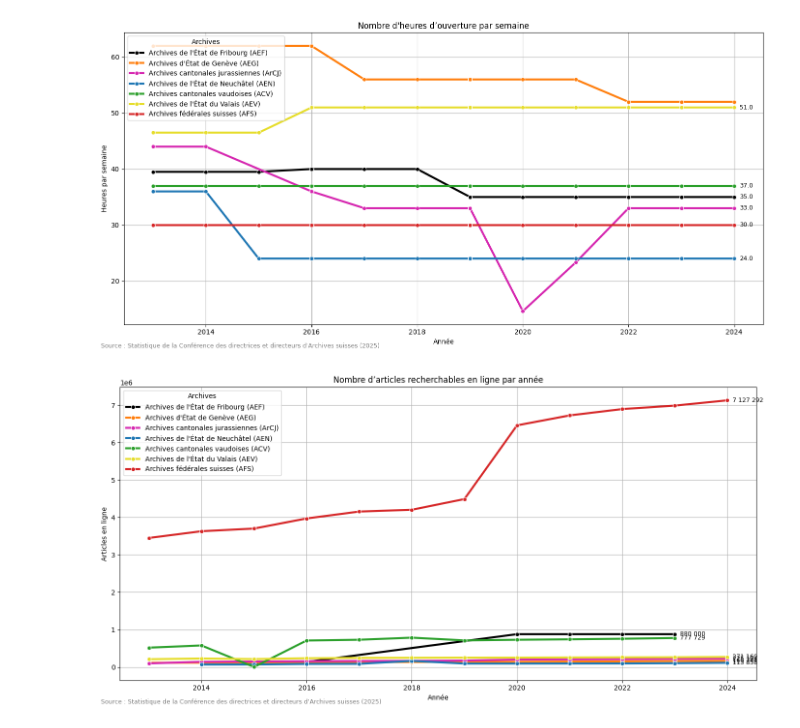
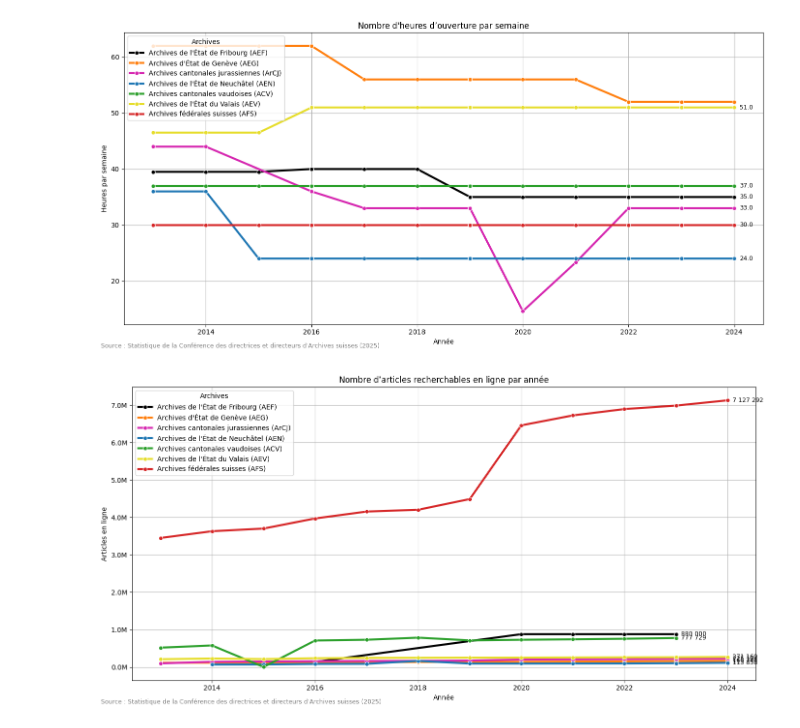
Before and after one commit to Raphix93/Memoire_Master, a Jupyter notebook: Data/data_curation/Visualisation1_archives_consultées_enLigne.ipynb, the cells around one changed output. Drawn from its saved outputs; the diff is of its cells as text; code cells hidden in the pictures.

```diff
--- a/Data/data_curation/Visualisation1_archives_consultées_enLigne.ipynb
+++ b/Data/data_curation/Visualisation1_archives_consultées_enLigne.ipynb
@@ -922,6 +1406,7 @@ plt.show()
 import pandas as pd
 import matplotlib.pyplot as plt
 import seaborn as sns
+import matplotlib.ticker as ticker
 
 # 1. Charger les données
 df = pd.read_excel("statistiques_archives_suisses.xlsx")
@@ -967,6 +1452,10 @@ sns.lineplot(
     linewidth=3.0
 )
 
+# Format Y en millions
+plt.gca().yaxis.set_major_formatter(
+    ticker.FuncFormatter(lambda x, _: f'{x/1_000_000:.1f}M')
+)
 # 7. Étiquettes lisibles à droite des derniers points non superposés
 min_vertical_distance = 10000
 used_y = []
@@ -979,31 +1468,31 @@ last_points = (
     .tail(1)
 )
 
 for _, row in last_points.iterrows():
     y_val = row['Articles_recherchables']
     if all(abs(y_val - used) > min_vertical_distance for used in used_y):
         plt.text(row['Année'] + 0.1, y_val, f"{int(y_val):,}".replace(',', ' '),
                  ha='left', va='center', fontsize=9, color='black')
         used_y.append(y_val)
 
 # 8. Mise en forme
 plt.title("Nombre d’articles recherchables en ligne par année")
 plt.xlabel("Année")
 plt.ylabel("Articles en ligne")
 plt.grid(True)
 plt.tight_layout()
 plt.legend(title="Archives", loc='upper left')
 
 # 9. Source
 plt.figtext(
     0.01, 0.01,
     "Source : Statistique de la Conférence des directrices et directeurs d'Archives suisses (2025)",
     fontsize=9,
     ha='left',
     va='bottom',
     color='gray'
 )
 
 plt.show()
 # %% [output]
-[figure, old version]
+[figure, new version]
```
Also changed, not shown: parts of 5 cells of this notebook, 8 other files.
